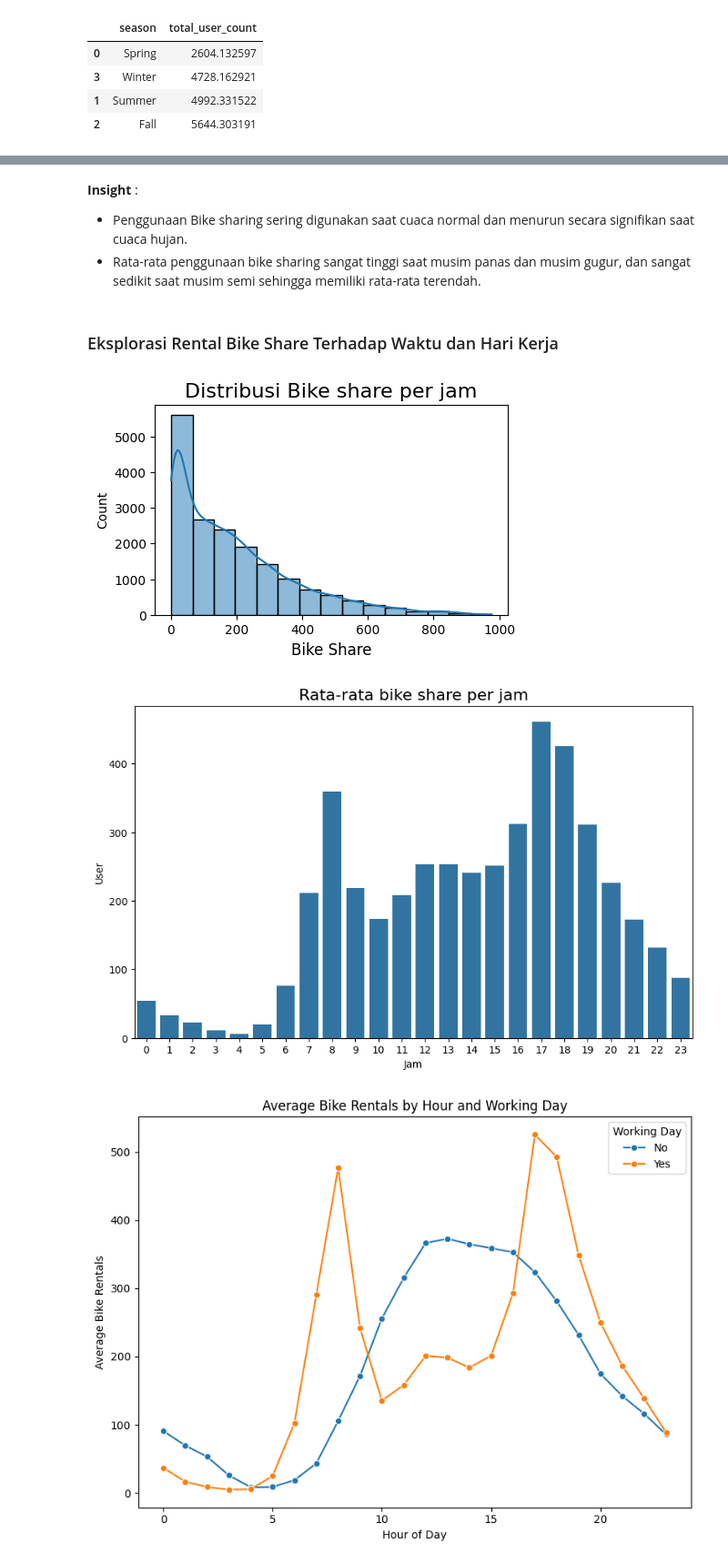
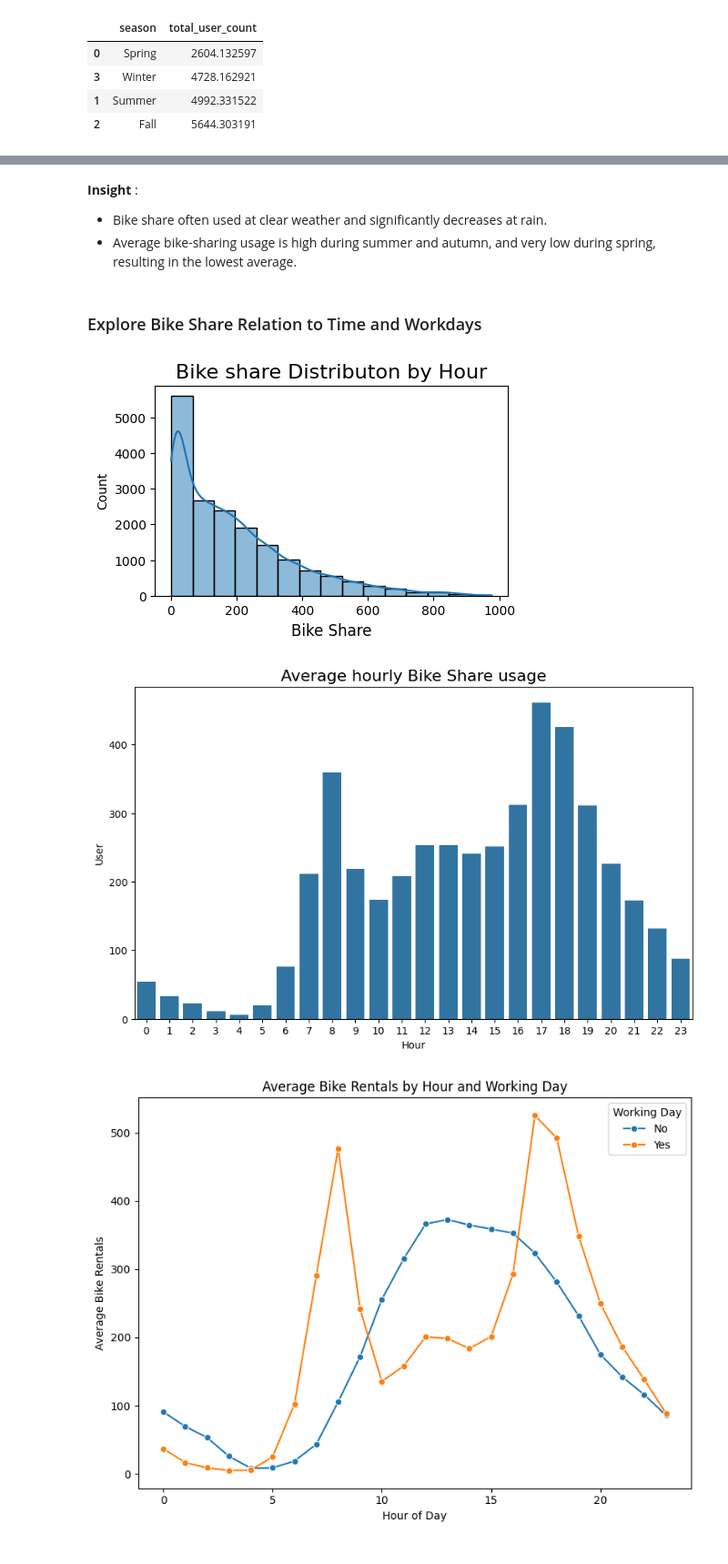
Before and after one commit to ardhii-m/Bike-Sharing-Analysis, a Jupyter notebook: notebook.ipynb, the cells around one changed output, grey strips where cells are left out. Shown at 91% size. Saved outputs shown, nothing was run; the diff lists cells and outputs as text; code cells hidden in the pictures.

```diff
--- a/notebook.ipynb
+++ b/notebook.ipynb
@@ -556,23 +549,23 @@ plt.show()
-# %% [markdown]
-**Insight** :
-- Penggunaan Bike sharing sering digunakan saat cuaca normal dan menurun secara signifikan saat cuaca hujan.
-- Rata-rata penggunaan bike sharing sangat tinggi saat musim panas dan musim gugur, dan sangat sedikit saat musim semi sehingga memiliki rata-rata terendah.
-# %% [markdown]
-### Eksplorasi Rental Bike Share Terhadap Waktu dan Hari Kerja
+# %% [markdown]
+**Insight** :
+- Bike share often used at clear weather and significantly decreases at rain.
+- Average bike-sharing usage is high during summer and autumn, and very low during spring, resulting in the lowest average.
+# %% [markdown]
+### Explore Bike Share Relation to Time and Workdays
 # %%
 plt.figure(figsize=(5,3))
 sns.histplot(
     data=df_hour,
     x="total_user_count",
     bins=15,
     kde=True
 )
 
-plt.title("Distribusi Bike share per jam", fontsize=16)
+plt.title("Bike share Distributon by Hour", fontsize=16)
 plt.xlabel("Bike Share", fontsize=12)
 plt.show()
 # %% [output]
-[figure, old version]
+[figure, new version]
 # %%
 hourly_users = (df_hour.groupby("hour", observed=True)[user_cols].mean().reset_index())
 
@@ -581,12 +574,12 @@ sns.barplot(
   x=hourly_users["hour"],
   y=hourly_users["total_user_count"]
 )
-plt.title("Rata-rata bike share per jam", fontsize=16)
-plt.xlabel("Jam")
+plt.title("Average hourly Bike Share usage", fontsize=16)
+plt.xlabel("Hour")
 plt.ylabel("User")
 plt.show()
 # %% [output]
-[figure, old version]
+[figure, new version]
 # %%
 hourly_workday = (df_hour.groupby(['hour', 'workingday'], observed=True)['total_user_count'].mean().reset_index())
 
```
Also changed, not shown: parts of 67 cells of this notebook, 1 other file.
